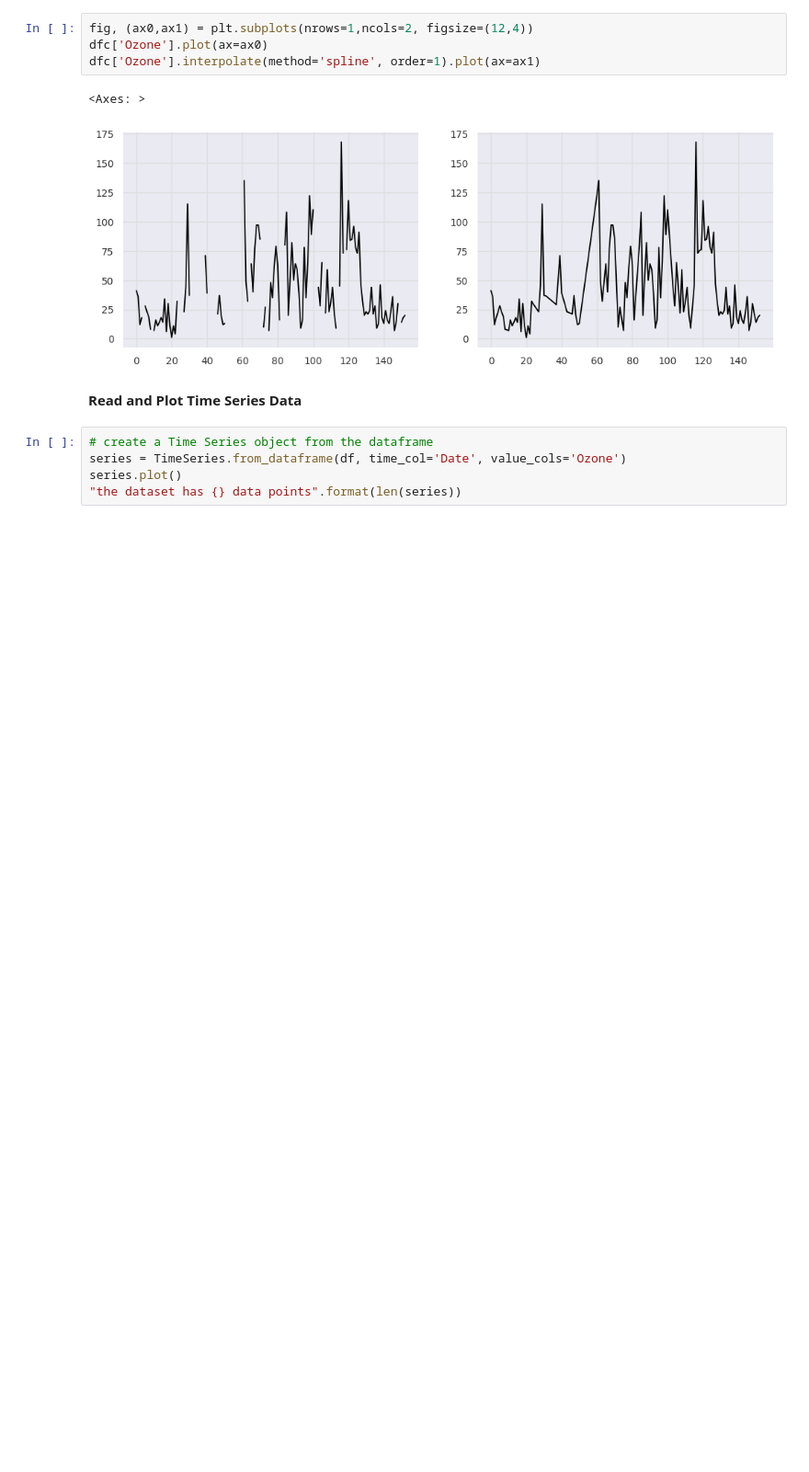
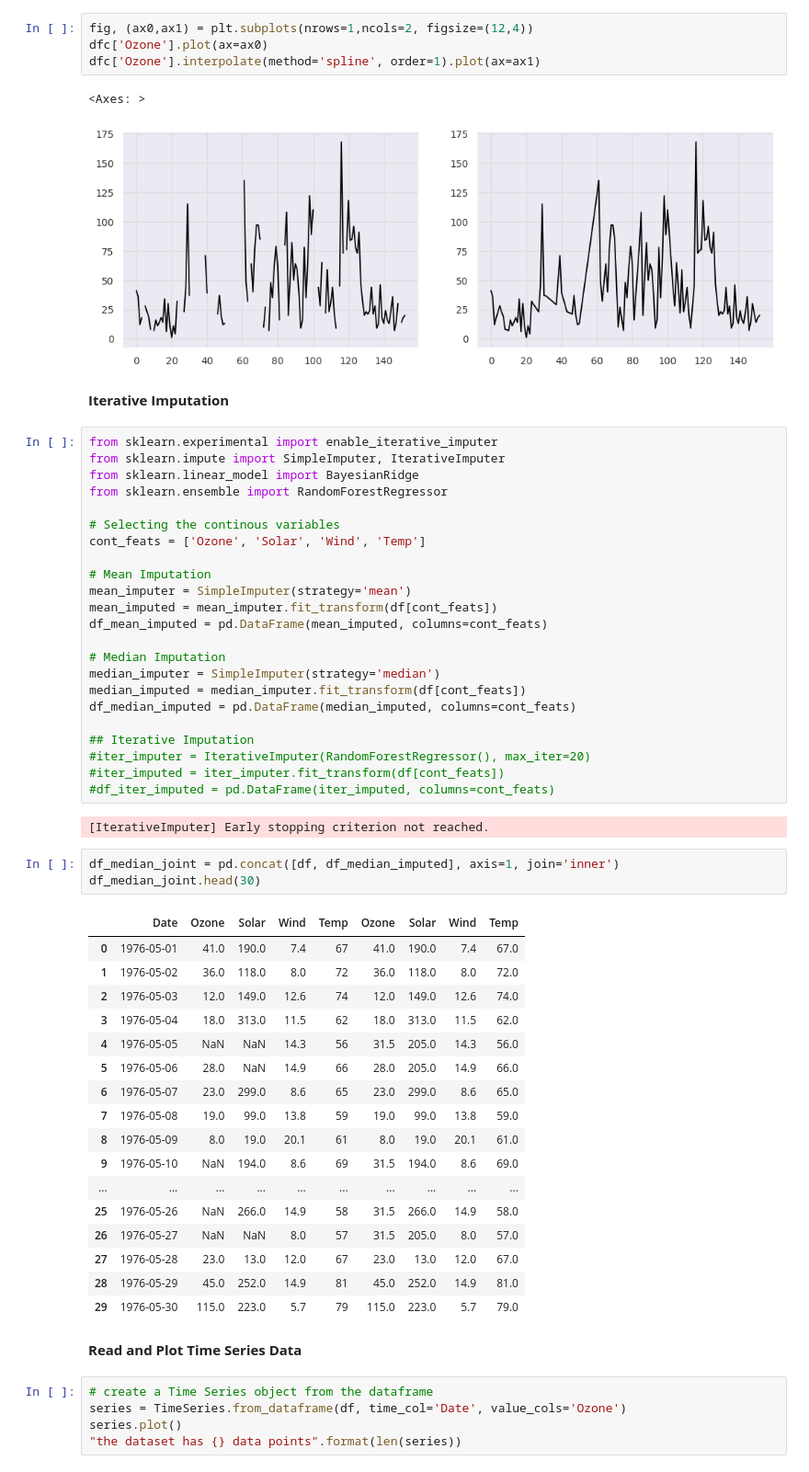
Before and after one commit to myconcordia/A2I2, a Jupyter notebook: Darts_AirQuality.ipynb, the cells around one changed output. Shown at 92% size. Cells and saved outputs as stored; diff of their text form; blank space fills up the shorter version.

```diff
--- a/Darts_AirQuality.ipynb
+++ b/Darts_AirQuality.ipynb
@@ -407,6 +412,54 @@ dfc['Ozone'].interpolate(method='spline', order=1).plot(ax=ax1)
 # %% [output]
 <Axes: >
 [figure]
+# %% [markdown]
+**Iterative Imputation**
+# %%
+from sklearn.experimental import enable_iterative_imputer
+from sklearn.impute import SimpleImputer, IterativeImputer
+from sklearn.linear_model import BayesianRidge
+from sklearn.ensemble import RandomForestRegressor
+
+# Selecting the continous variables
+cont_feats = ['Ozone', 'Solar', 'Wind', 'Temp']
+
+# Mean Imputation
+mean_imputer = SimpleImputer(strategy='mean')
+mean_imputed = mean_imputer.fit_transform(df[cont_feats])
+df_mean_imputed = pd.DataFrame(mean_imputed, columns=cont_feats)
+
+# Median Imputation
+median_imputer = SimpleImputer(strategy='median')
+median_imputed = median_imputer.fit_transform(df[cont_feats])
+df_median_imputed = pd.DataFrame(median_imputed, columns=cont_feats)
+
+## Iterative Imputation
+#iter_imputer = IterativeImputer(RandomForestRegressor(), max_iter=20)
+#iter_imputed = iter_imputer.fit_transform(df[cont_feats])
+#df_iter_imputed = pd.DataFrame(iter_imputed, columns=cont_feats)
+# %% [output]
+[IterativeImputer] Early stopping criterion not reached.
+# %%
+df_median_joint = pd.concat([df, df_median_imputed], axis=1, join='inner')
+df_median_joint.head(30)
+# %% [output]
+|  | Date | Ozone | Solar | Wind | Temp | Ozone | Solar | Wind | Temp |
+| 0 | 1976-05-01 | 41.0 | 190.0 | 7.4 | 67 | 41.0 | 190.0 | 7.4 | 67.0 |
+| 1 | 1976-05-02 | 36.0 | 118.0 | 8.0 | 72 | 36.0 | 118.0 | 8.0 | 72.0 |
+| 2 | 1976-05-03 | 12.0 | 149.0 | 12.6 | 74 | 12.0 | 149.0 | 12.6 | 74.0 |
+| 3 | 1976-05-04 | 18.0 | 313.0 | 11.5 | 62 | 18.0 | 313.0 | 11.5 | 62.0 |
+| 4 | 1976-05-05 | NaN | NaN | 14.3 | 56 | 31.5 | 205.0 | 14.3 | 56.0 |
+| 5 | 1976-05-06 | 28.0 | NaN | 14.9 | 66 | 28.0 | 205.0 | 14.9 | 66.0 |
+| 6 | 1976-05-07 | 23.0 | 299.0 | 8.6 | 65 | 23.0 | 299.0 | 8.6 | 65.0 |
+| 7 | 1976-05-08 | 19.0 | 99.0 | 13.8 | 59 | 19.0 | 99.0 | 13.8 | 59.0 |
+| 8 | 1976-05-09 | 8.0 | 19.0 | 20.1 | 61 | 8.0 | 19.0 | 20.1 | 61.0 |
+| 9 | 1976-05-10 | NaN | 194.0 | 8.6 | 69 | 31.5 | 194.0 | 8.6 | 69.0 |
+| ... | ... | ... | ... | ... | ... | ... | ... | ... | ... |
+| 25 | 1976-05-26 | NaN | 266.0 | 14.9 | 58 | 31.5 | 266.0 | 14.9 | 58.0 |
+| 26 | 1976-05-27 | NaN | NaN | 8.0 | 57 | 31.5 | 205.0 | 8.0 | 57.0 |
+| 27 | 1976-05-28 | 23.0 | 13.0 | 12.0 | 67 | 23.0 | 13.0 | 12.0 | 67.0 |
+| 28 | 1976-05-29 | 45.0 | 252.0 | 14.9 | 81 | 45.0 | 252.0 | 14.9 | 81.0 |
+| 29 | 1976-05-30 | 115.0 | 223.0 | 5.7 | 79 | 115.0 | 223.0 | 5.7 | 79.0 |
 # %% [markdown]
 **Read and Plot Time Series Data**
 # %%
```
Also changed, not shown: parts of 1 cell of this notebook.
